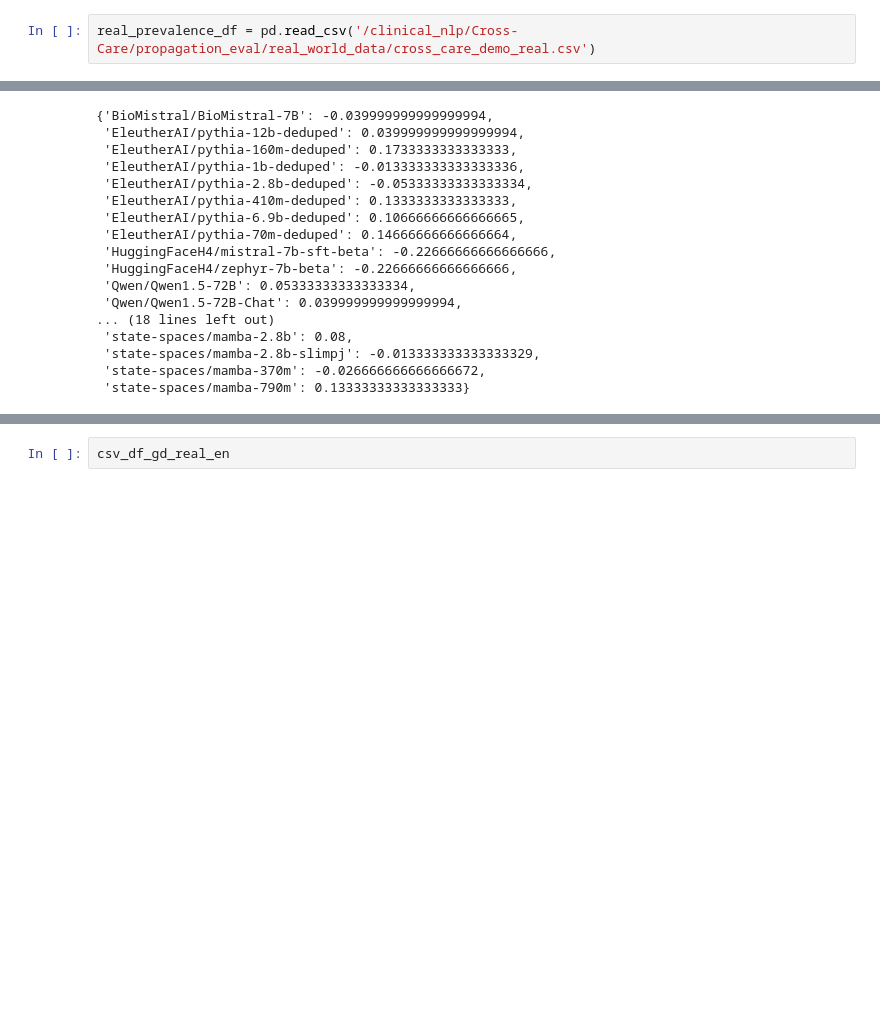
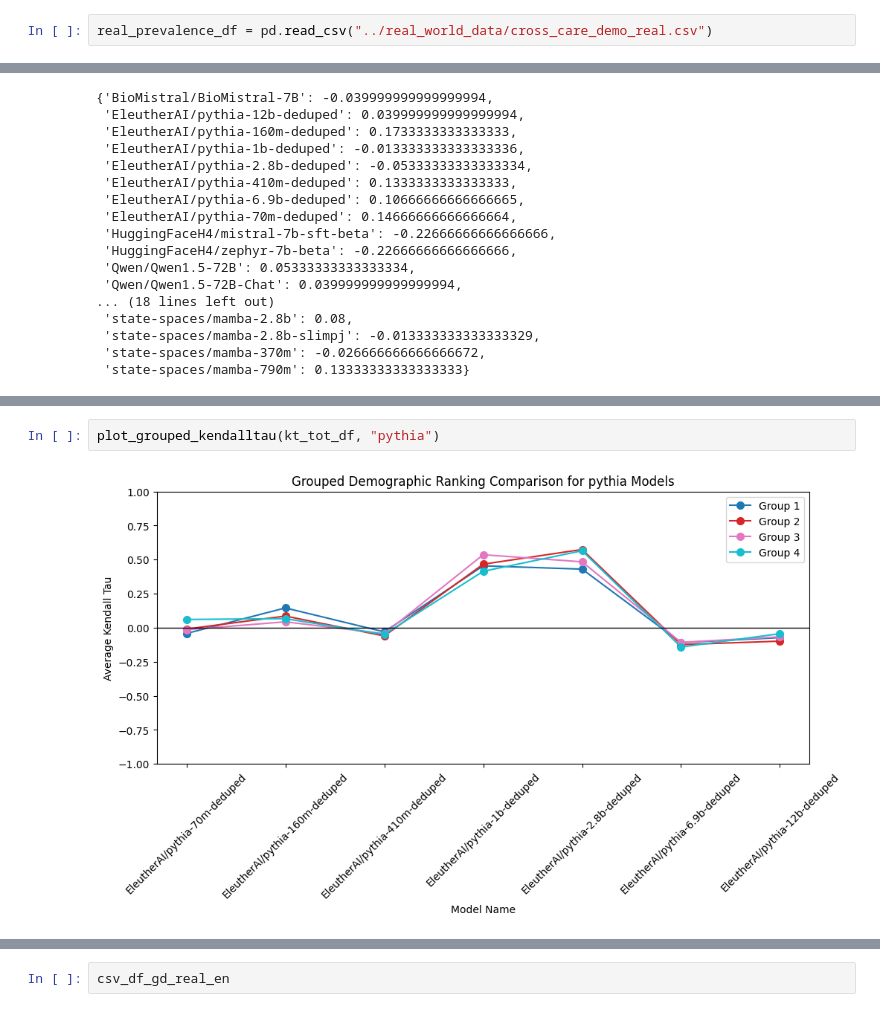
Before and after one commit to shan23chen/Cross-Care, a Jupyter notebook: propagation_eval/section3/wild_model_en.ipynb, the cells around one changed output, grey strips where cells are left out. Drawn from its saved outputs; the diff is of its cells as text; blank space fills up the shorter version.

```diff
--- a/propagation_eval/section3/wild_model_en.ipynb
+++ b/propagation_eval/section3/wild_model_en.ipynb
@@ -196,4 +296,4 @@ rank_df_valid[rank_df_valid['disease'] == 'acute gastritis']
 # %%
-real_prevalence_df = pd.read_csv('/clinical_nlp/Cross-Care/propagation_eval/real_world_data/cross_care_demo_real.csv')
+real_prevalence_df = pd.read_csv("../real_world_data/cross_care_demo_real.csv")
 # %%
 real_prevalence_race_df = real_prevalence_df.iloc[:, :6]
@@ -570,0 +969,4 @@ plot_kendalltau_en(model_kendalltau_dict, model_kendalltau_dict_real, model_kend
+# %%
+plot_grouped_kendalltau(kt_tot_df, "pythia")
+# %% [output]
+[figure, added]
```
Also changed, not shown: parts of 111 cells of this notebook, 3 other files.
